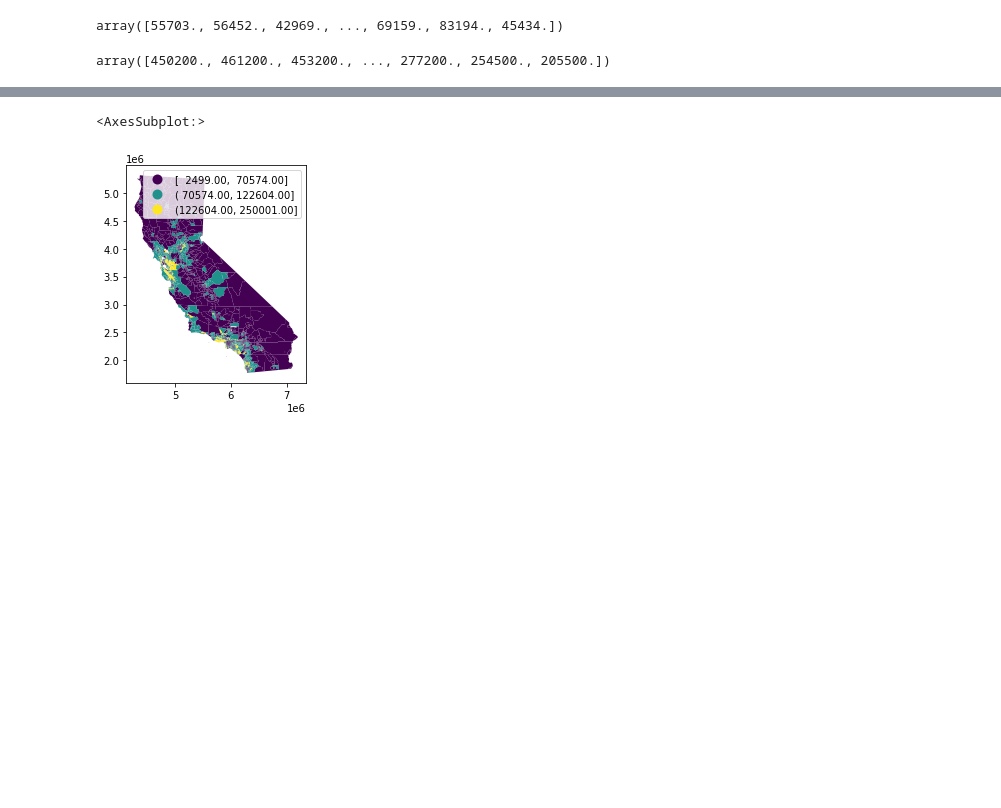
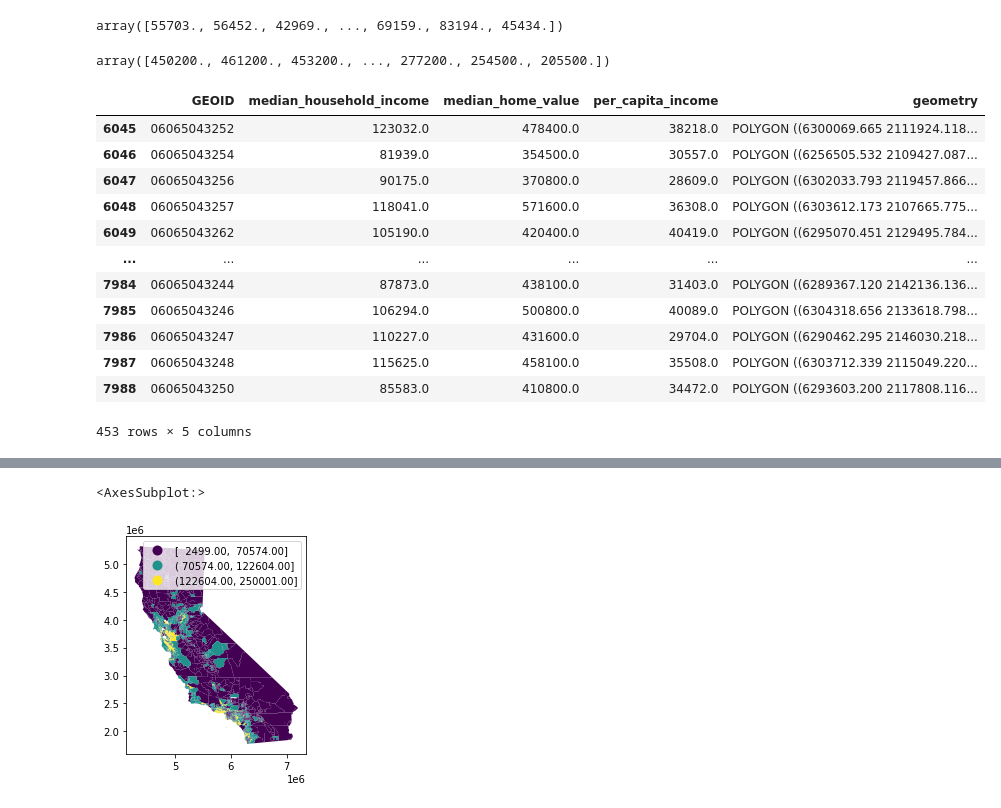
Before and after one commit to nnasr001/PBPL280S21Project1, a Jupyter notebook: neighborhood_income.ipynb, the cells around one changed output, grey strips where cells are left out. Drawn from its saved outputs; the diff is of its cells as text; code cells hidden in the pictures; blank space fills up the shorter version.

```diff
--- a/neighborhood_income.ipynb
+++ b/neighborhood_income.ipynb
@@ -229,3 +229,21 @@ tract_income.median_home_value.unique()
 #need to clean the NaN in the dataset, but it doesnt show up here?
 # %% [output]
 array([450200., 461200., 453200., ..., 277200., 254500., 205500.])
+# %%
+riverside_income = tract_income[tract_income.GEOID.str.startswith('06065')]
+# %%
+riverside_income
+# %% [output]
+|  | GEOID | median_household_income | median_home_value | per_capita_income | geometry |
+| 6045 | 06065043252 | 123032.0 | 478400.0 | 38218.0 | POLYGON ((6300069.665 2111924.118... |
+| 6046 | 06065043254 | 81939.0 | 354500.0 | 30557.0 | POLYGON ((6256505.532 2109427.087... |
+| 6047 | 06065043256 | 90175.0 | 370800.0 | 28609.0 | POLYGON ((6302033.793 2119457.866... |
+| 6048 | 06065043257 | 118041.0 | 571600.0 | 36308.0 | POLYGON ((6303612.173 2107665.775... |
+| 6049 | 06065043262 | 105190.0 | 420400.0 | 40419.0 | POLYGON ((6295070.451 2129495.784... |
+| ... | ... | ... | ... | ... | ... |
+| 7984 | 06065043244 | 87873.0 | 438100.0 | 31403.0 | POLYGON ((6289367.120 2142136.136... |
+| 7985 | 06065043246 | 106294.0 | 500800.0 | 40089.0 | POLYGON ((6304318.656 2133618.798... |
+| 7986 | 06065043247 | 110227.0 | 431600.0 | 29704.0 | POLYGON ((6290462.295 2146030.218... |
+| 7987 | 06065043248 | 115625.0 | 458100.0 | 35508.0 | POLYGON ((6303712.339 2115049.220... |
+| 7988 | 06065043250 | 85583.0 | 410800.0 | 34472.0 | POLYGON ((6293603.200 2117808.116... |
+453 rows × 5 columns
```
Also changed, not shown: parts of 3 cells of this notebook, 2 other files.
